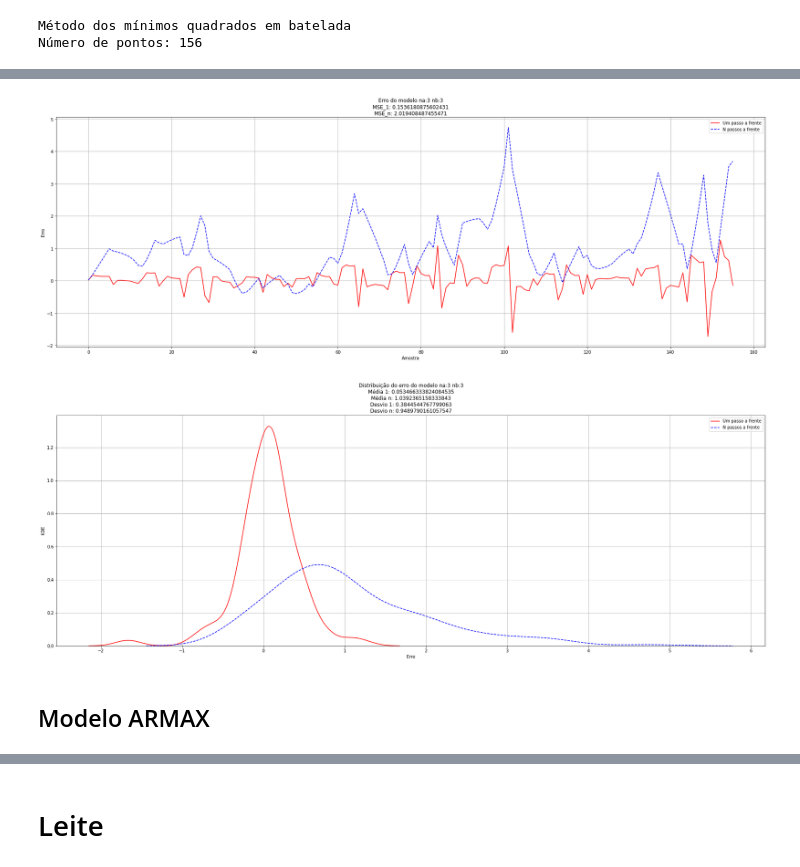
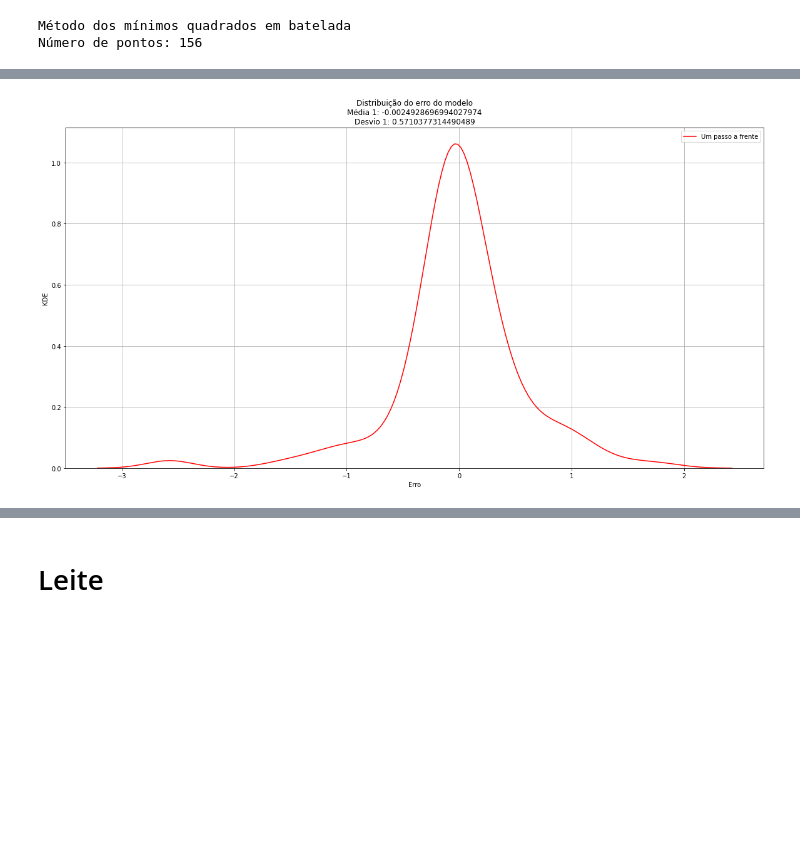
Before and after one commit to CaioMizerkowski/mestrado, a Jupyter notebook: EELT7016/trabalho_01.ipynb, the cells around one changed output, grey strips where cells are left out. Saved outputs shown, nothing was run; the diff lists cells and outputs as text; code cells hidden in the pictures; blank space fills up the shorter version.

```diff
--- a/EELT7016/trabalho_01.ipynb
+++ b/EELT7016/trabalho_01.ipynb
@@ -9,7 +9,10 @@ import numpy as np
 from matplotlib import pyplot as plt
 import seaborn as sns
 import batelada as bt
+import scipy as sp
 # https://www.statsmodels.org/stable/examples/notebooks/generated/tsa_arma_0.html
 # https://www.statsmodels.org/stable/generated/statsmodels.tsa.arima.model.ARIMA.html#statsmodels.tsa.arima.model.ARIMA
 import statsmodels.api as sm
 from statsmodels.tsa.arima.model import ARIMA
+
+figsize = (20, 10)
@@ -53,22 +109 @@ df_batata.groupby(["Produto", "Unidade"]).agg(
-# %%
-df_agata = df_batata.filter(
-    (pl.col("Produto") == "Padrão agata primeira - beneficiador")
-    & (pl.col("Unidade") == "saco 50 kg")
-    & (pl.col('Data').is_between(pl.datetime(2008, 1, 1), pl.datetime(2020, 12, 31)))
-).select(["Data", "Preço", "Ano", "Mês"])
-
-
-df_agata = df_agata.groupby(['Ano', 'Mês']).agg(
-    [
-        pl.col("Preço").mean().alias("Preço médio"),
-        pl.col("Preço").std().alias("Preço desvio"),
-        pl.col("Preço").min().alias("Preço menor"),
-        pl.col("Preço").max().alias("Preço maior")
-    ]
-).select(
-    [pl.all(),
-    pl.date(year=pl.col("Ano"), month=pl.col("Mês"), day=1).alias("Data")]
-).sort('Data')
-
-df_agata = df_agata.upsample("Data", "1mo").interpolate().fill_null("forward")
 # %%
@@ -133,0 +180,4 @@ MSE n: 2.02
+# %%
+arma = ARIMA(endog=y, order=(3, 3, 0)).fit()
+resid = arma.resid
+arma.summary()
@@ -134,32 +204,17 @@ MSE n: 2.02
 # %%
 # Plota a figura
-plt.figure(figsize = (30,10))
-sns.lineplot(x=t,y=y-yest_1,color='red',linestyle='-',label='Um passo a frente')
-sns.lineplot(x=t,y=y-yest_n,color='blue',linestyle='--',label='N passos a frente')
-plt.title(f'Erro do modelo na:{na} nb:{nb}\nMSE_1: {MSE_1}\nMSE_n: {MSE_n}')
-plt.legend(labels=["Um passo a frente","N passos a frente"])
-plt.xlabel('Amostra')
-plt.ylabel('Erro')
+plt.figure(figsize=figsize)
+sns.kdeplot(x=resid, color="red", linestyle="-", label="Um passo a frente")
+plt.title(
+    f"""Distribuição do erro do modelo
+Média 1: {(resid).mean()}
+Desvio 1: {(resid).std()}"""
+)
+plt.legend(labels=["Um passo a frente"])
+plt.xlabel("Erro")
+plt.ylabel("KDE")
 plt.grid()
 plt.show()
 plt.close()
 # %% [output]
-[figure, old version]
+[figure, new version]
-# %%
-# Plota a figura
-plt.figure(figsize = (30,10))
-sns.kdeplot(x=y-yest_1,color='red',linestyle='-',label='Um passo a frente')
-sns.kdeplot(x=y-yest_n,color='blue',linestyle='--',label='N passos a frente')
-plt.title(f'''Distribuição do erro do modelo na:{na} nb:{nb}
-Média 1: {(y-yest_1).mean()}\nMédia n: {(y-yest_n).mean()}
-Desvio 1: {(y-yest_1).std()}\nDesvio n: {(y-yest_n).std()}''')
-plt.legend(labels=["Um passo a frente","N passos a frente"])
-plt.xlabel('Erro')
-plt.ylabel('KDE')
-plt.grid()
-plt.show()
-plt.close()
-# %% [output]
-[figure, removed]
-# %% [markdown]
-## Modelo ARMAX
```
Also changed, not shown: parts of 42 cells of this notebook.
